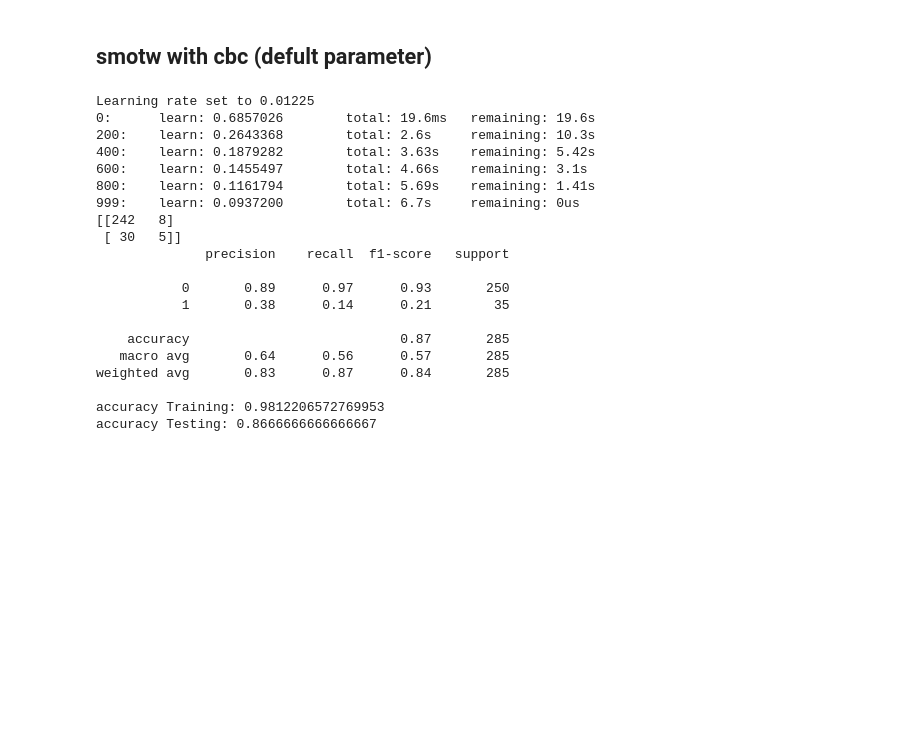
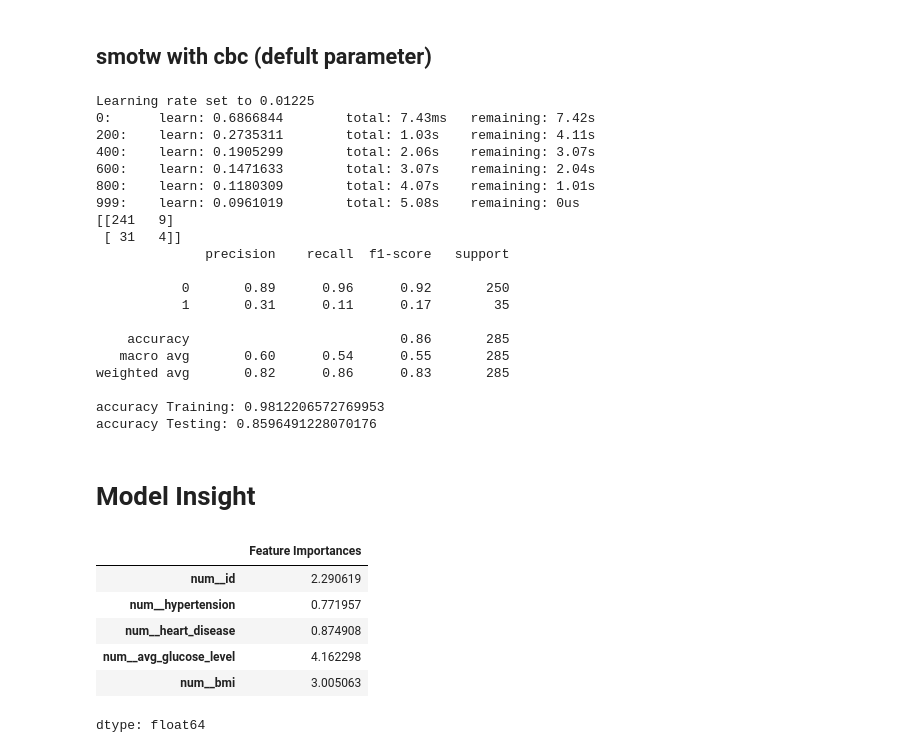
Before and after one commit to abeeraz379/Logistic-Regression-Optimization-Stroke-data-, a Jupyter notebook: stroke.ipynb, the cells around one changed output. Cells and saved outputs as stored; diff of their text form; code cells hidden in the pictures; blank space fills up the shorter version.

```diff
--- a/stroke.ipynb
+++ b/stroke.ipynb
@@ -975,8 +1013,12 @@ accuracy Testing: 0.8631578947368421
 ## smotw with cbc (defult parameter)
 # %%
 smote = SMOTE()
-cbc = CatBoostClassifier(verbose=200)
-cbc_smote_pipe = make_pipeline(preprocessor, smote,cbc)
+cbc = CatBoostClassifier(verbose=200,random_seed=1)
+cbc_smote_pipe  = ImbPipeline([
+    ('preprocessor', preprocessor),
+    ('smote', smote),
+    ('classifier', cbc)
+])
 #Fit and evaluate the model pipeline
 cbc_smote_pipe.fit(x_train, y_train)
 y_pred=cbc_smote_pipe.predict(x_test)
@@ -986,22 +1028,24 @@ print("accuracy Training:",cbc_smote_pipe.score(x_train,y_train))
 print("accuracy Testing:",cbc_smote_pipe.score(x_test,y_test))
 # %% [output]
 Learning rate set to 0.01225
-0:      learn: 0.6857026        total: 19.6ms   remaining: 19.6s
-200:    learn: 0.2643368        total: 2.6s     remaining: 10.3s
-400:    learn: 0.1879282        total: 3.63s    remaining: 5.42s
-600:    learn: 0.1455497        total: 4.66s    remaining: 3.1s
-800:    learn: 0.1161794        total: 5.69s    remaining: 1.41s
-999:    learn: 0.0937200        total: 6.7s     remaining: 0us
-[[242   8]
- [ 30   5]]
+0:      learn: 0.6866844        total: 7.43ms   remaining: 7.42s
+200:    learn: 0.2735311        total: 1.03s    remaining: 4.11s
+400:    learn: 0.1905299        total: 2.06s    remaining: 3.07s
+600:    learn: 0.1471633        total: 3.07s    remaining: 2.04s
+800:    learn: 0.1180309        total: 4.07s    remaining: 1.01s
+999:    learn: 0.0961019        total: 5.08s    remaining: 0us
+[[241   9]
+ [ 31   4]]
               precision    recall  f1-score   support
 
-           0       0.89      0.97      0.93       250
-           1       0.38      0.14      0.21        35
+           0       0.89      0.96      0.92       250
+           1       0.31      0.11      0.17        35
 
-    accuracy                           0.87       285
-   macro avg       0.64      0.56      0.57       285
-weighted avg       0.83      0.87      0.84       285
+    accuracy                           0.86       285
+   macro avg       0.60      0.54      0.55       285
+weighted avg       0.82      0.86      0.83       285
 
 accuracy Training: 0.9812206572769953
-accuracy Testing: 0.8666666666666667
+accuracy Testing: 0.8596491228070176
+# %% [markdown]
+# Model Insight
@@ -1007,0 +1054,12 @@ accuracy Testing: 0.8666666666666667
+# %%
+feature_importance = pd.Series(cbc.feature_importances_, index=feature_names,
+                        name='Feature Importances')
+feature_importance.head()
+# %% [output]
+|  | Feature Importances |
+| num__id | 2.290619 |
+| num__hypertension | 0.771957 |
+| num__heart_disease | 0.874908 |
+| num__avg_glucose_level | 4.162298 |
+| num__bmi | 3.005063 |
+dtype: float64
```
Also changed, not shown: parts of 23 cells of this notebook.
